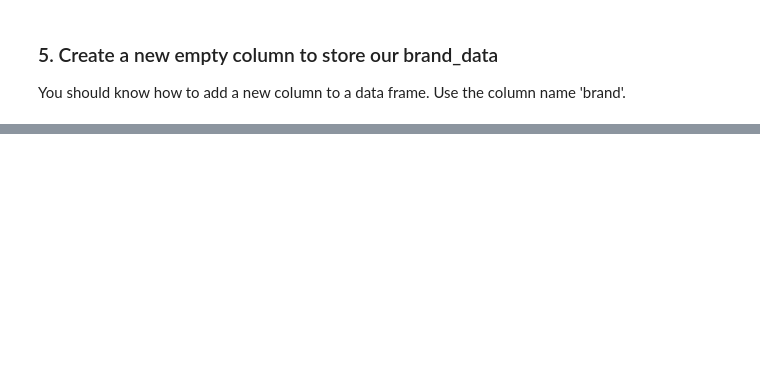
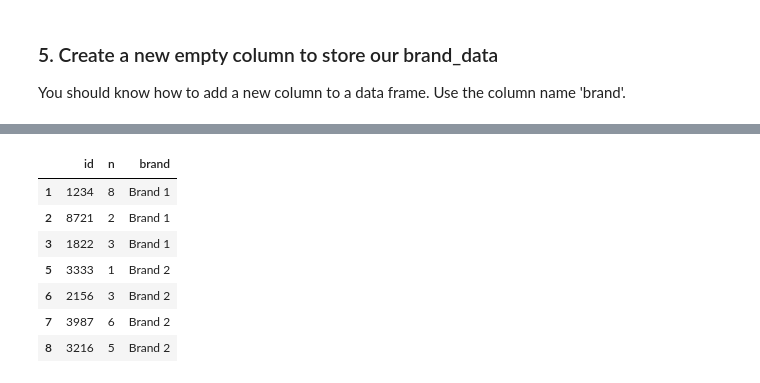
Before and after one commit to joseephwong/Day9, a Jupyter notebook: Day9-HW.ipynb, the cells around one changed output, grey strips where cells are left out. Drawn from its saved outputs; the diff is of its cells as text; code cells hidden in the pictures; blank space fills up the shorter version.

```diff
--- a/Day9-HW.ipynb
+++ b/Day9-HW.ipynb
@@ -369,7 +449,19 @@ then apply that mask to get
 
 ![DataFrame5](images/DF5.png)
 # %%
-# Your code here
+# Masks based on if value in the row does not contain 'Brand'
+mask = DF['id'].apply(lambda x:'Brand' not in str(x))
+DF_masked = DF[mask]
+DF_masked
+# %% [output]
+|  | id | n | brand |
+| 1 | 1234 | 8 | Brand 1 |
+| 2 | 8721 | 2 | Brand 1 |
+| 3 | 1822 | 3 | Brand 1 |
+| 5 | 3333 | 1 | Brand 2 |
+| 6 | 2156 | 3 | Brand 2 |
+| 7 | 3987 | 6 | Brand 2 |
+| 8 | 3216 | 5 | Brand 2 |
 # %% [markdown]
 ### 7. Now lets pivot!!
 
```
Also changed, not shown: parts of 12 cells of this notebook.
